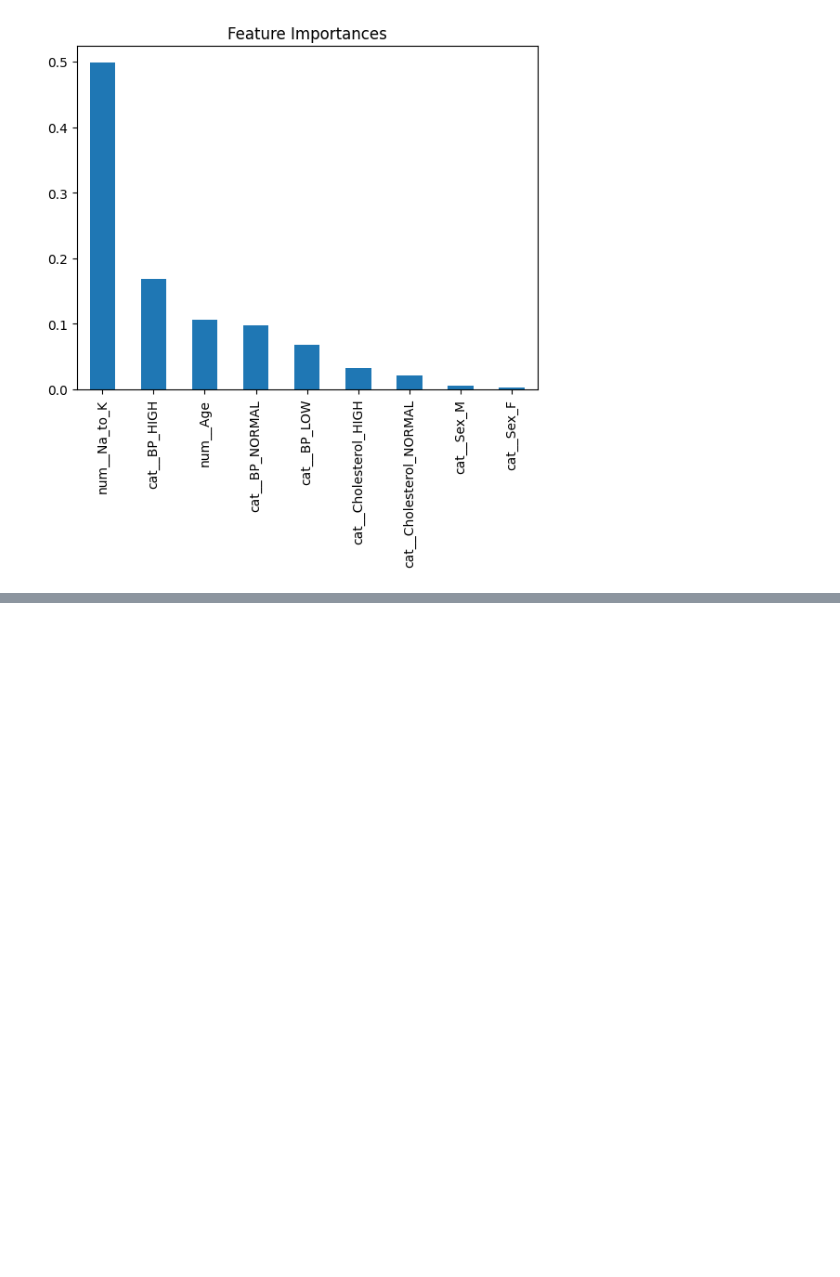
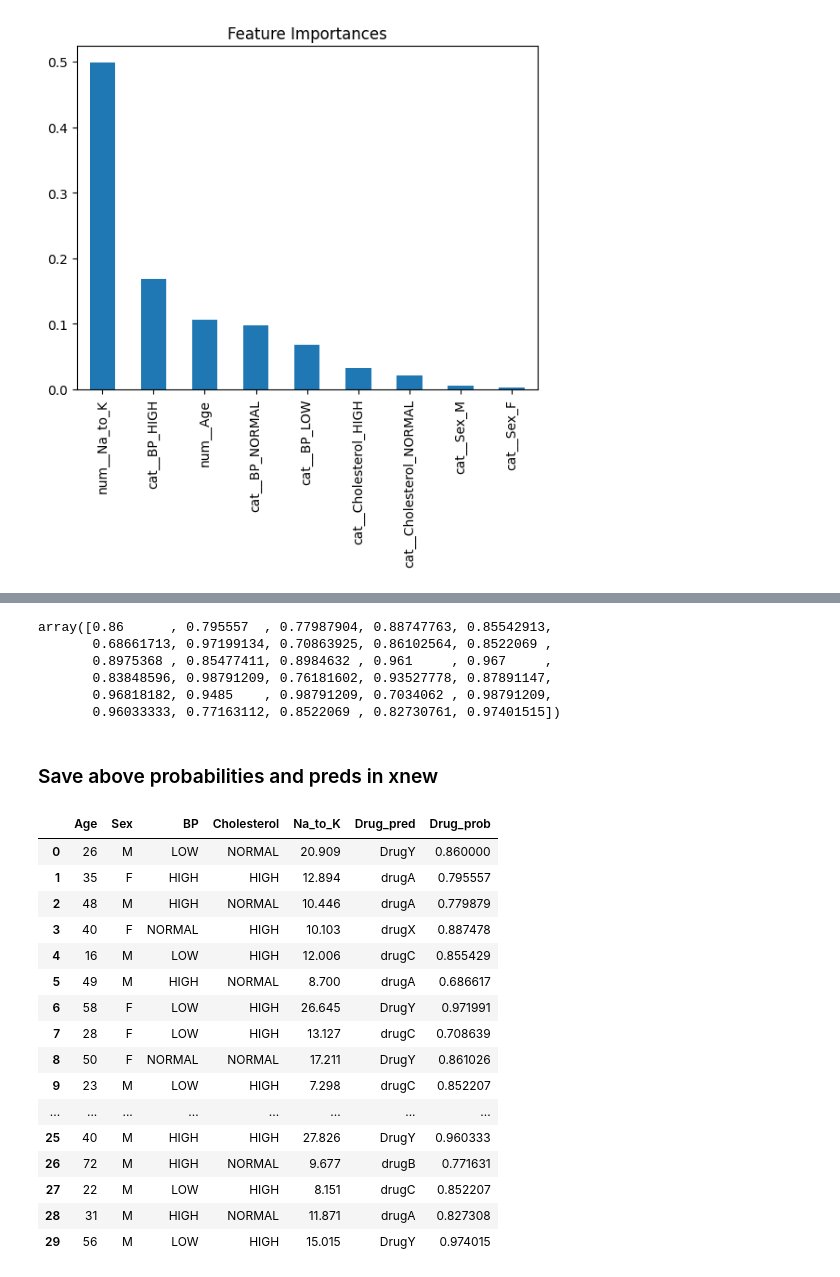
Before and after one commit to Gayatrimahajan221/VSCode_thus_fri_6_8pm, a Jupyter notebook: Ramdom Forest Classification/RFD.ipynb, the cells around one changed output, grey strips where cells are left out. Cells and saved outputs as stored; diff of their text form; code cells hidden in the pictures; blank space fills up the shorter version.

```diff
--- a/Ramdom Forest Classification/RFD.ipynb
+++ b/Ramdom Forest Classification/RFD.ipynb
@@ -448,0 +556,13 @@ imp.plot(kind='bar', title='Feature Importances')
+# %%
+import numpy as np
+prob_max = np.max(prob, axis=1)
+prob_max
+# %% [output]
+array([0.86      , 0.795557  , 0.77987904, 0.88747763, 0.85542913,
+       0.68661713, 0.97199134, 0.70863925, 0.86102564, 0.8522069 ,
+       0.8975368 , 0.85477411, 0.8984632 , 0.961     , 0.967     ,
+       0.83848596, 0.98791209, 0.76181602, 0.93527778, 0.87891147,
+       0.96818182, 0.9485    , 0.98791209, 0.7034062 , 0.98791209,
+       0.96033333, 0.77163112, 0.8522069 , 0.82730761, 0.97401515])
+# %% [markdown]
+### Save above probabilities and preds in xnew
@@ -448,0 +572,20 @@ imp.plot(kind='bar', title='Feature Importances')
+# %%
+xnew
+# %% [output]
+|  | Age | Sex | BP | Cholesterol | Na_to_K | Drug_pred | Drug_prob |
+| 0 | 26 | M | LOW | NORMAL | 20.909 | DrugY | 0.860000 |
+| 1 | 35 | F | HIGH | HIGH | 12.894 | drugA | 0.795557 |
+| 2 | 48 | M | HIGH | NORMAL | 10.446 | drugA | 0.779879 |
+| 3 | 40 | F | NORMAL | HIGH | 10.103 | drugX | 0.887478 |
+| 4 | 16 | M | LOW | HIGH | 12.006 | drugC | 0.855429 |
+| 5 | 49 | M | HIGH | NORMAL | 8.700 | drugA | 0.686617 |
+| 6 | 58 | F | LOW | HIGH | 26.645 | DrugY | 0.971991 |
+| 7 | 28 | F | LOW | HIGH | 13.127 | drugC | 0.708639 |
+| 8 | 50 | F | NORMAL | NORMAL | 17.211 | DrugY | 0.861026 |
+| 9 | 23 | M | LOW | HIGH | 7.298 | drugC | 0.852207 |
+| ... | ... | ... | ... | ... | ... | ... | ... |
+| 25 | 40 | M | HIGH | HIGH | 27.826 | DrugY | 0.960333 |
+| 26 | 72 | M | HIGH | NORMAL | 9.677 | drugB | 0.771631 |
+| 27 | 22 | M | LOW | HIGH | 8.151 | drugC | 0.852207 |
+| 28 | 31 | M | HIGH | NORMAL | 11.871 | drugA | 0.827308 |
+| 29 | 56 | M | LOW | HIGH | 15.015 | DrugY | 0.974015 |
```
Also changed, not shown: parts of 14 cells of this notebook, 2 other files.
